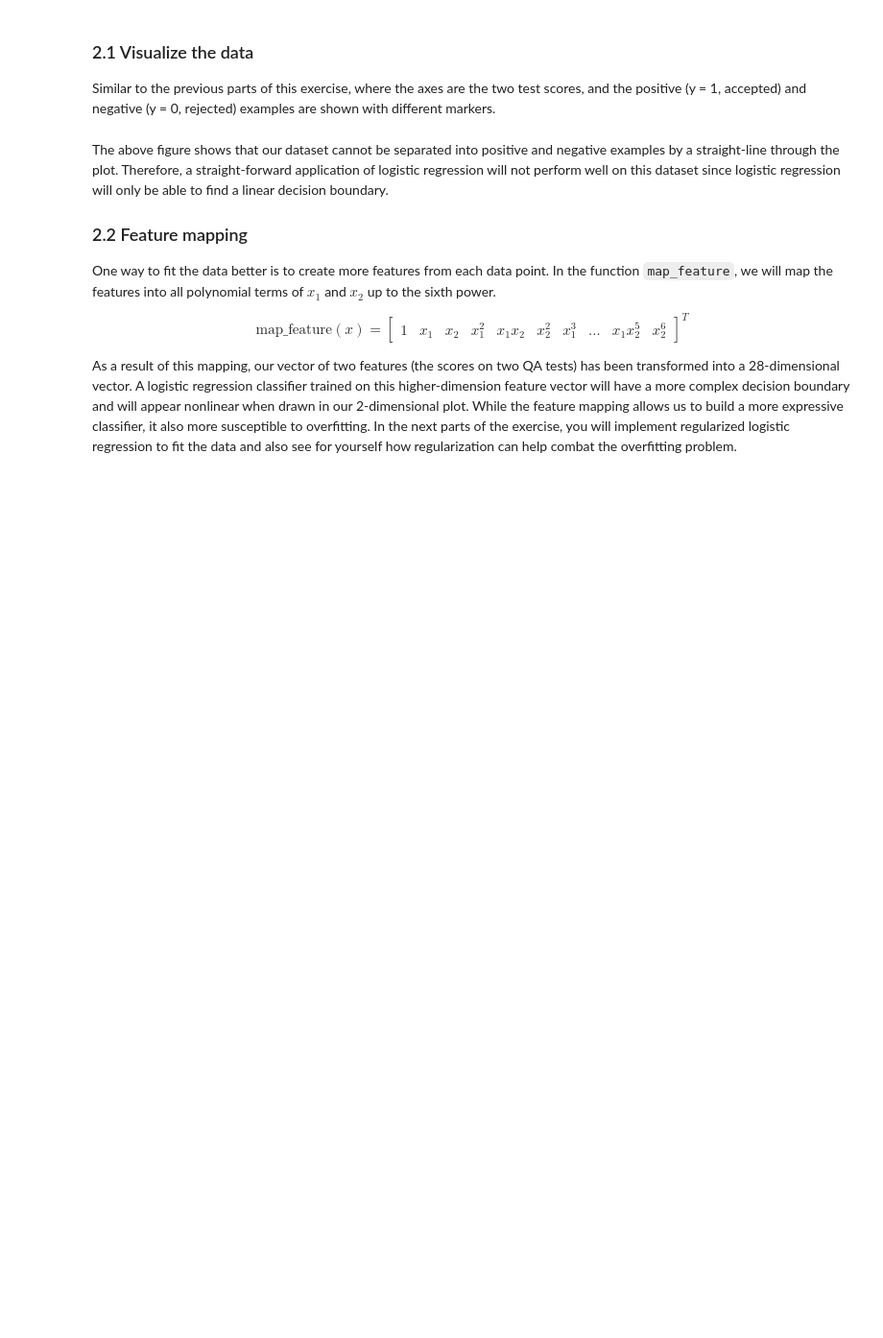
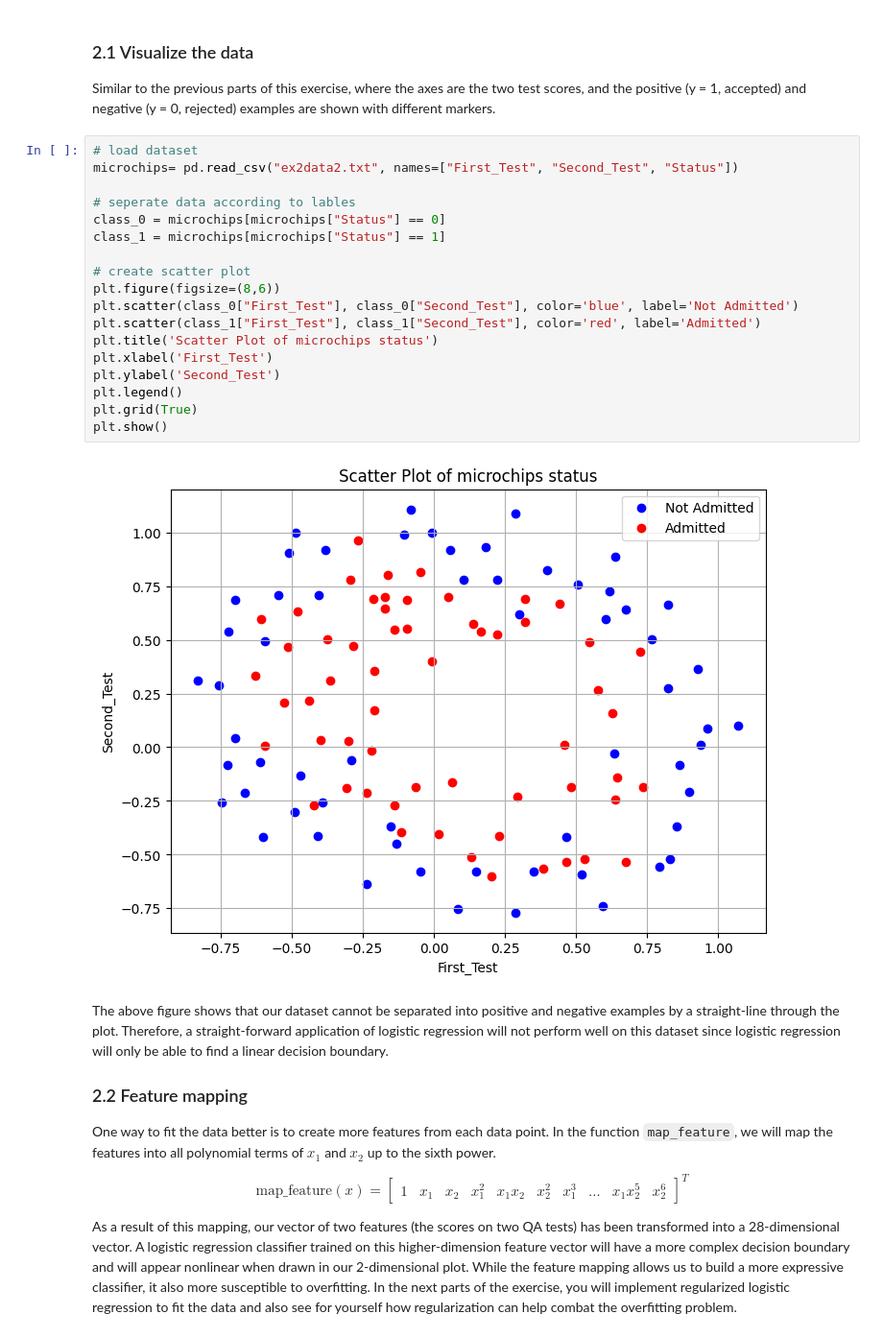
Before and after one commit to Toms752384/MML-Exercises, a Jupyter notebook: Exercise_3_Logistic_Regression.ipynb, the cells around one changed output. Shown at 96% size. Drawn from its saved outputs; the diff is of its cells as text; blank space fills up the shorter version.

```diff
--- a/Exercise_3_Logistic_Regression.ipynb
+++ b/Exercise_3_Logistic_Regression.ipynb
@@ -414,6 +414,26 @@ size of samples: 118
 
 Similar to the previous parts of this exercise, where the axes are the two test scores, and the positive (y = 1, accepted) and negative (y = 0, rejected) examples are shown with
 different markers.
+# %%
+# load dataset
+microchips= pd.read_csv("ex2data2.txt", names=["First_Test", "Second_Test", "Status"])
+
+# seperate data according to lables
+class_0 = microchips[microchips["Status"] == 0]
+class_1 = microchips[microchips["Status"] == 1]
+
+# create scatter plot
+plt.figure(figsize=(8,6))
+plt.scatter(class_0["First_Test"], class_0["Second_Test"], color='blue', label='Not Admitted')
+plt.scatter(class_1["First_Test"], class_1["Second_Test"], color='red', label='Admitted')
+plt.title('Scatter Plot of microchips status')
+plt.xlabel('First_Test')
+plt.ylabel('Second_Test')
+plt.legend()
+plt.grid(True)
+plt.show()
+# %% [output]
+[figure, added]
 # %% [markdown]
 The above figure shows that our dataset cannot be separated into positive and negative examples by a straight-line through the plot. Therefore, a straight-forward application of logistic regression will not perform well on this dataset since logistic regression will only be able to find a linear decision boundary.
 
```
Also changed, not shown: parts of 1 cell of this notebook.
